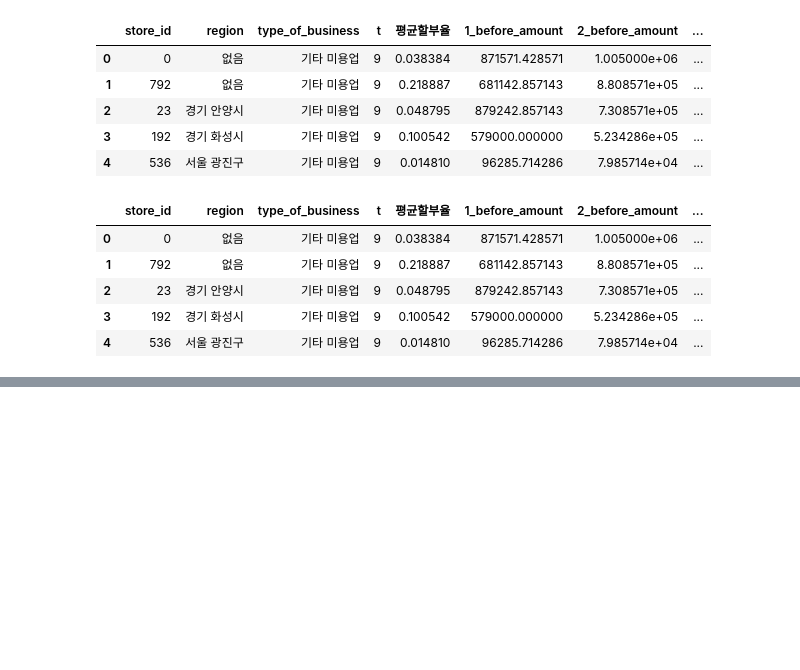
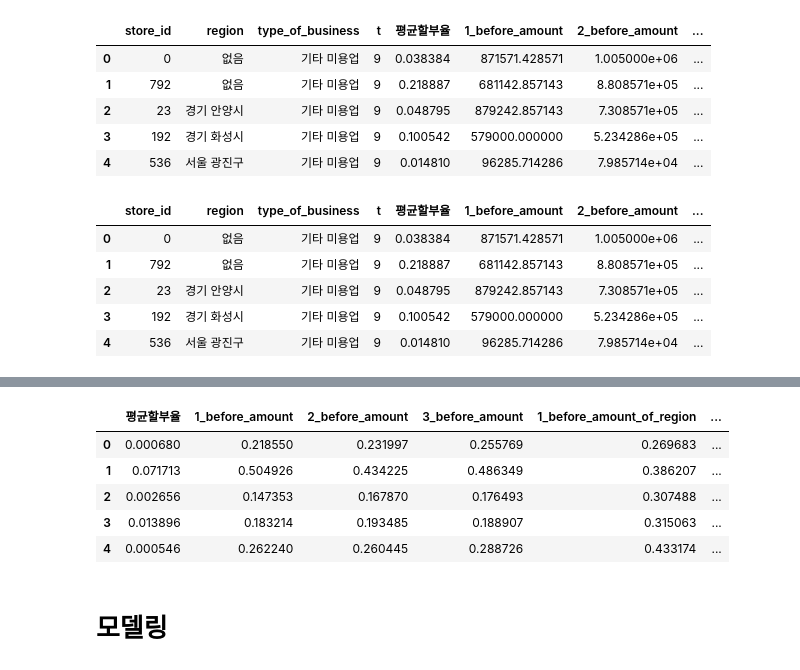
Before and after one commit to seonydg/credit-card-sales-forecast, a Jupyter notebook: credit-card-sales-forecast.ipynb, the cells around one changed output, grey strips where cells are left out. Cells and saved outputs as stored; diff of their text form; code cells hidden in the pictures; blank space fills up the shorter version.

Commit message:
feat : build data preprocessing

```diff
--- a/credit-card-sales-forecast.ipynb
+++ b/credit-card-sales-forecast.ipynb
@@ -591,0 +627,15 @@ train_df.head()
+# %%
+def IQR_rule(data):
+    # IQR 계산
+    Q1 = np.quantile(data, 0.25)
+    Q3 = np.quantile(data, 0.75)
+    IQR = Q3 - Q1
+
+    # IQR에서 outlier이 아닌 데이터들의 인덱스들의 bool타입을 list로 반환
+    not_outlier_condition = (Q3 + 1.5 * IQR > data) & (Q1 - 1.5 * IQR < data)
+
+    return not_outlier_condition
+# %%
+Y_condition = IQR_rule(Train_Y)
+Train_Y = Train_Y[Y_condition]
+Train_X = Train_X[Y_condition]
@@ -591,0 +659,7 @@ train_df.head()
+# %%
+# 1.5 이상인 컬럼 가져오기 : 사실 모든 컬럼이 치우쳐 있다.
+biased_variables = Train_X.columns[Train_X.skew().abs() > 1.5]
+
+# 치우침을 제거하기 위해 루트를 적용하여 완화시킨다.
+Train_X[biased_variables] = Train_X[biased_variables] - Train_X[biased_variables].min() + 1 # 루트를 사용하기 위해 : 기존 값 - 최소값 + 1
+Train_X[biased_variables] = np.sqrt(Train_X[biased_variables]) # 루트 사용
@@ -591,0 +696,22 @@ train_df.head()
+# %%
+from sklearn.preprocessing import MinMaxScaler
+
+scaler = MinMaxScaler().fit(Train_X)
+s_Train_X = scaler.transform(Train_X)
+s_Test_X = scaler.transform(Test_X)
+
+Train_X = pd.DataFrame(s_Train_X, columns=Train_X.columns)
+Test_X = pd.DataFrame(s_Test_X, columns=Train_X.columns)
+
+del s_Train_X, s_Test_X
+# %%
+Train_X.head()
+# %% [output]
+|  | 평균할부율 | 1_before_amount | 2_before_amount | 3_before_amount | 1_before_amount_of_region | ... |
+| 0 | 0.000680 | 0.218550 | 0.231997 | 0.255769 | 0.269683 | ... |
+| 1 | 0.071713 | 0.504926 | 0.434225 | 0.486349 | 0.386207 | ... |
+| 2 | 0.002656 | 0.147353 | 0.167870 | 0.176493 | 0.307488 | ... |
+| 3 | 0.013896 | 0.183214 | 0.193485 | 0.188907 | 0.315063 | ... |
+| 4 | 0.000546 | 0.262240 | 0.260445 | 0.288726 | 0.433174 | ... |
+# %% [markdown]
+# 모델링
```
Also changed, not shown: parts of 24 cells of this notebook.
